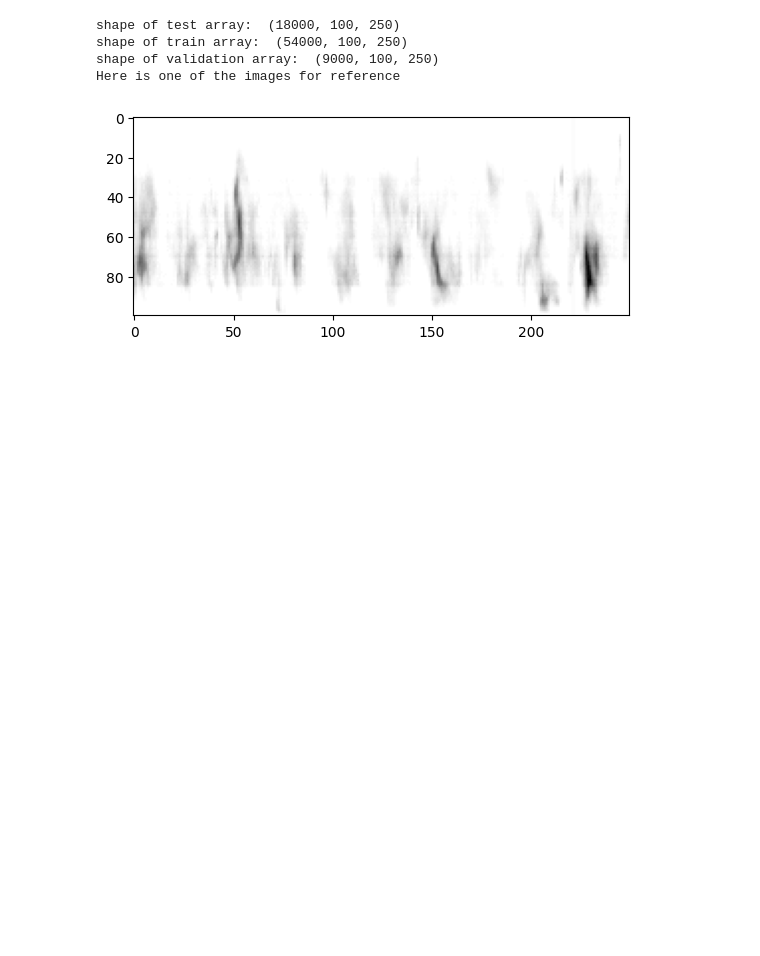
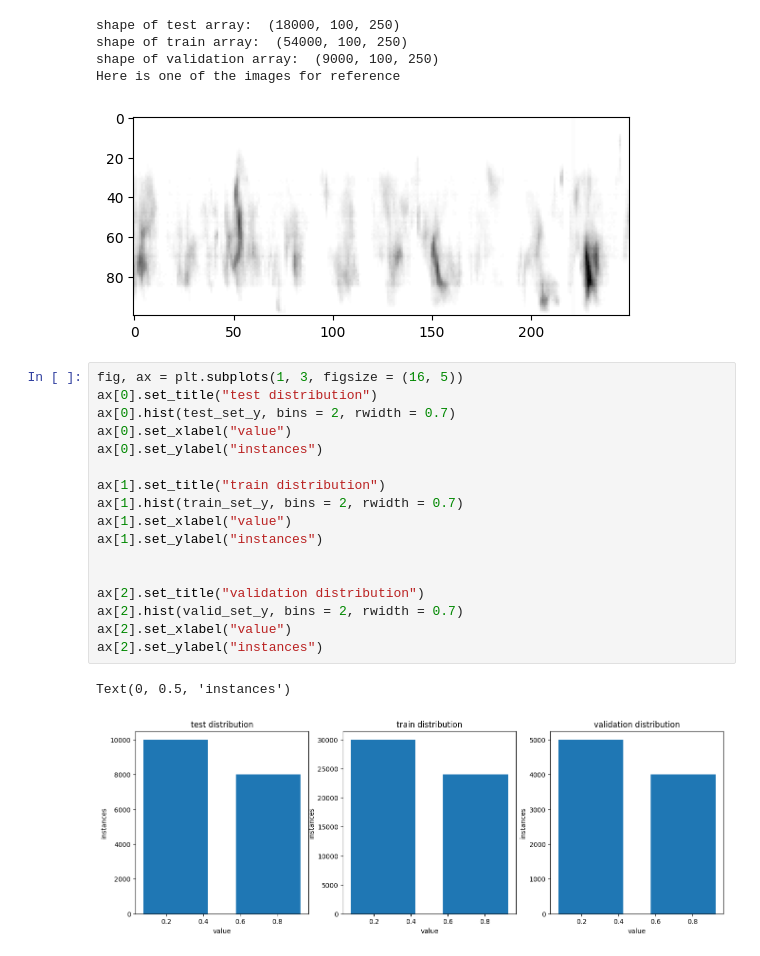
Before and after one commit to MattanTseng/ME_592_HW3, a Jupyter notebook: part1/Part1.ipynb, the cells around one changed output. Drawn from its saved outputs; the diff is of its cells as text; blank space fills up the shorter version.

Commit message:
added histograms for labels

```diff
--- a/part1/Part1.ipynb
+++ b/part1/Part1.ipynb
@@ -62,3 +62,23 @@ shape of train array:  (54000, 100, 250)
 shape of validation array:  (9000, 100, 250)
 Here is one of the images for reference
 [figure]
+# %%
+fig, ax = plt.subplots(1, 3, figsize = (16, 5))
+ax[0].set_title("test distribution")
+ax[0].hist(test_set_y, bins = 2, rwidth = 0.7)
+ax[0].set_xlabel("value")
+ax[0].set_ylabel("instances")
+
+ax[1].set_title("train distribution")
+ax[1].hist(train_set_y, bins = 2, rwidth = 0.7)
+ax[1].set_xlabel("value")
+ax[1].set_ylabel("instances")
+
+
+ax[2].set_title("validation distribution")
+ax[2].hist(valid_set_y, bins = 2, rwidth = 0.7)
+ax[2].set_xlabel("value")
+ax[2].set_ylabel("instances")
+# %% [output]
+Text(0, 0.5, 'instances')
+[figure, added]
```
